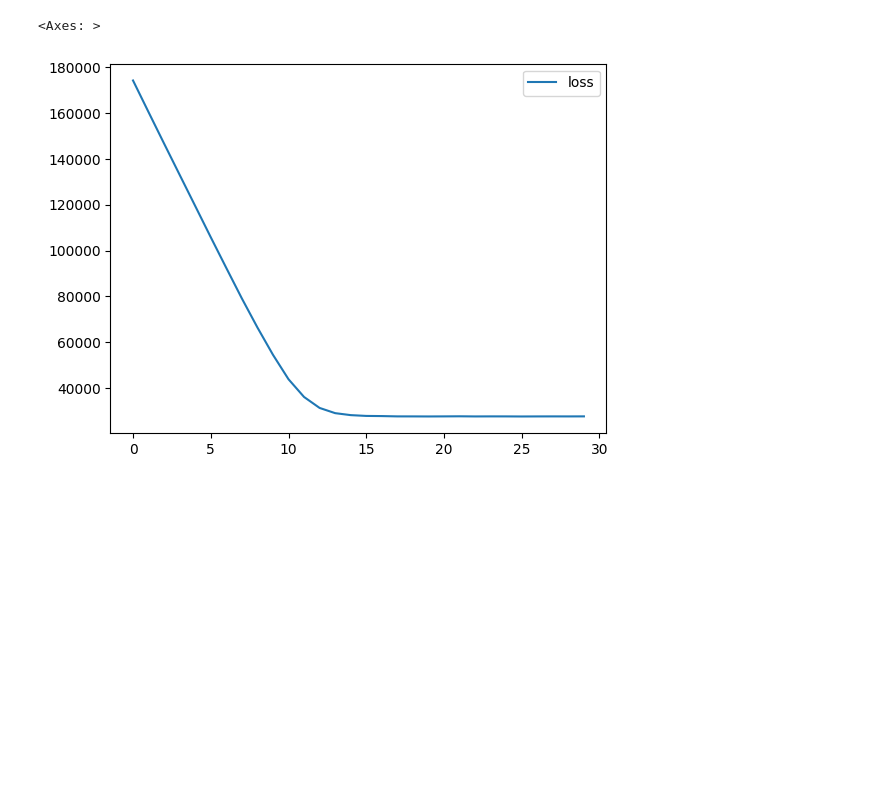
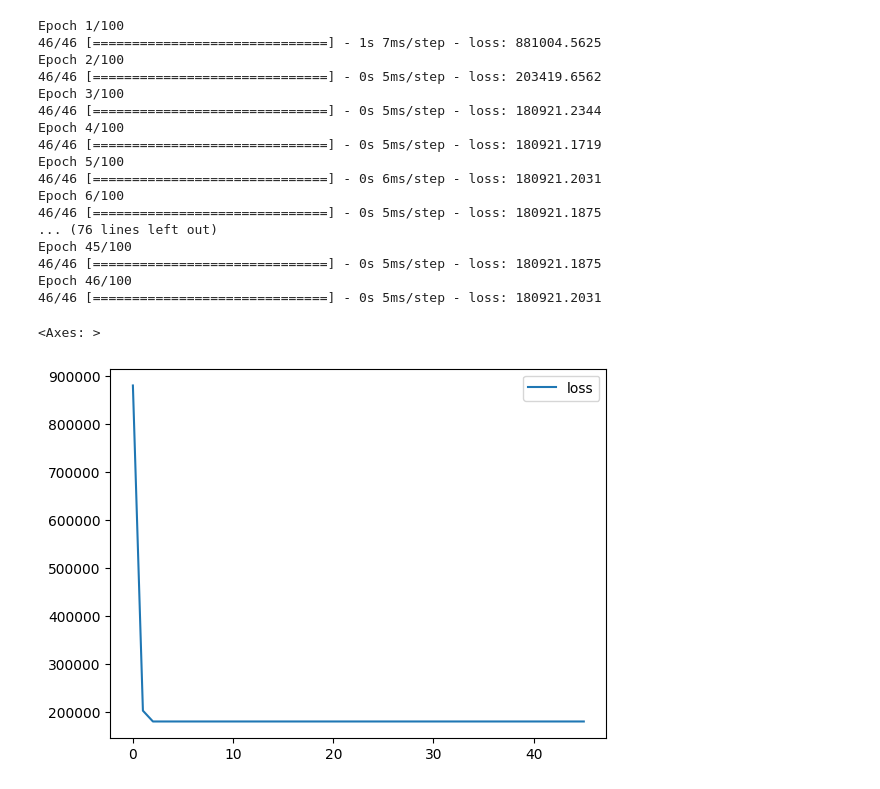
Before and after one commit to Sammers21/ml-playground, a Jupyter notebook: houses/pure_tf_ml_sol.ipynb, the cells around one changed output. Drawn from its saved outputs; the diff is of its cells as text; code cells hidden in the pictures; blank space fills up the shorter version.

```diff
--- a/houses/pure_tf_ml_sol.ipynb
+++ b/houses/pure_tf_ml_sol.ipynb
@@ -1,35 +1,50 @@
 # %%
 import pandas as pd
 import numpy as np
 import tensorflow as tf
 
 houses_train = pd.read_csv('train.csv')
 houses_test = pd.read_csv('test.csv')
-
-numeric_features_names = ['LotArea', 'OverallQual', 'YearBuilt', 'TotRmsAbvGrd']
+numeric_features_names = ['KitchenAbvGr', 'GarageCars', 'FullBath', 'GarageArea', '1stFlrSF', 'GrLivArea', 'OverallQual', 'OverallCond', 'TotalBsmtSF', 'Fireplaces', 'TotRmsAbvGrd', 'YearBuilt', 'BedroomAbvGr', 'HalfBath', 'LotArea', 'MSSubClass', 'YearRemodAdd', 'MoSold', 'BsmtFullBath', 'YrSold']
 numeric_features = houses_train[numeric_features_names]
 sale_price = houses_train['SalePrice']
 X = tf.convert_to_tensor(numeric_features)
 Y = tf.convert_to_tensor(houses_train['SalePrice'])
 normalizer = tf.keras.layers.Normalization(axis=-1)
 normalizer.adapt(X)
-
 model = tf.keras.Sequential([
     normalizer,
-
-    tf.keras.layers.Dense(1, activation='linear'),
+    tf.keras.layers.Dense(20, activation='linear'),
+    tf.keras.layers.Dense(1, activation='relu'),
 ])
-
+callback = tf.keras.callbacks.EarlyStopping(monitor='loss', patience=30, restore_best_weights=True)
 model.compile(
     loss='mean_absolute_error',
     optimizer=tf.keras.optimizers.legacy.Adam(300),
 )
-hist = model.fit(X, Y, epochs=30, verbose=0)
+hist = model.fit(X, Y, epochs=100, verbose=1, callbacks=[callback])
 history_df = pd.DataFrame(hist.history)
 history_df.loc[:, ['loss']].plot()
 # %% [output]
-<Axes: >
+Epoch 1/100
+46/46 [==============================] - 1s 7ms/step - loss: 881004.5625
+Epoch 2/100
+46/46 [==============================] - 0s 5ms/step - loss: 203419.6562
+Epoch 3/100
+46/46 [==============================] - 0s 5ms/step - loss: 180921.2344
+Epoch 4/100
+46/46 [==============================] - 0s 5ms/step - loss: 180921.1719
+Epoch 5/100
+46/46 [==============================] - 0s 6ms/step - loss: 180921.2031
+Epoch 6/100
+46/46 [==============================] - 0s 5ms/step - loss: 180921.1875
+... (76 lines left out)
+Epoch 45/100
+46/46 [==============================] - 0s 5ms/step - loss: 180921.1875
+Epoch 46/100
+46/46 [==============================] - 0s 5ms/step - loss: 180921.2031
+<Axes: >
-[figure, old version]
+[figure, new version]
 # %%
 import matplotlib.pyplot as plt
 Y_predict = model.predict(X)
```
Also changed, not shown: parts of 2 cells of this notebook, 2 other files.
